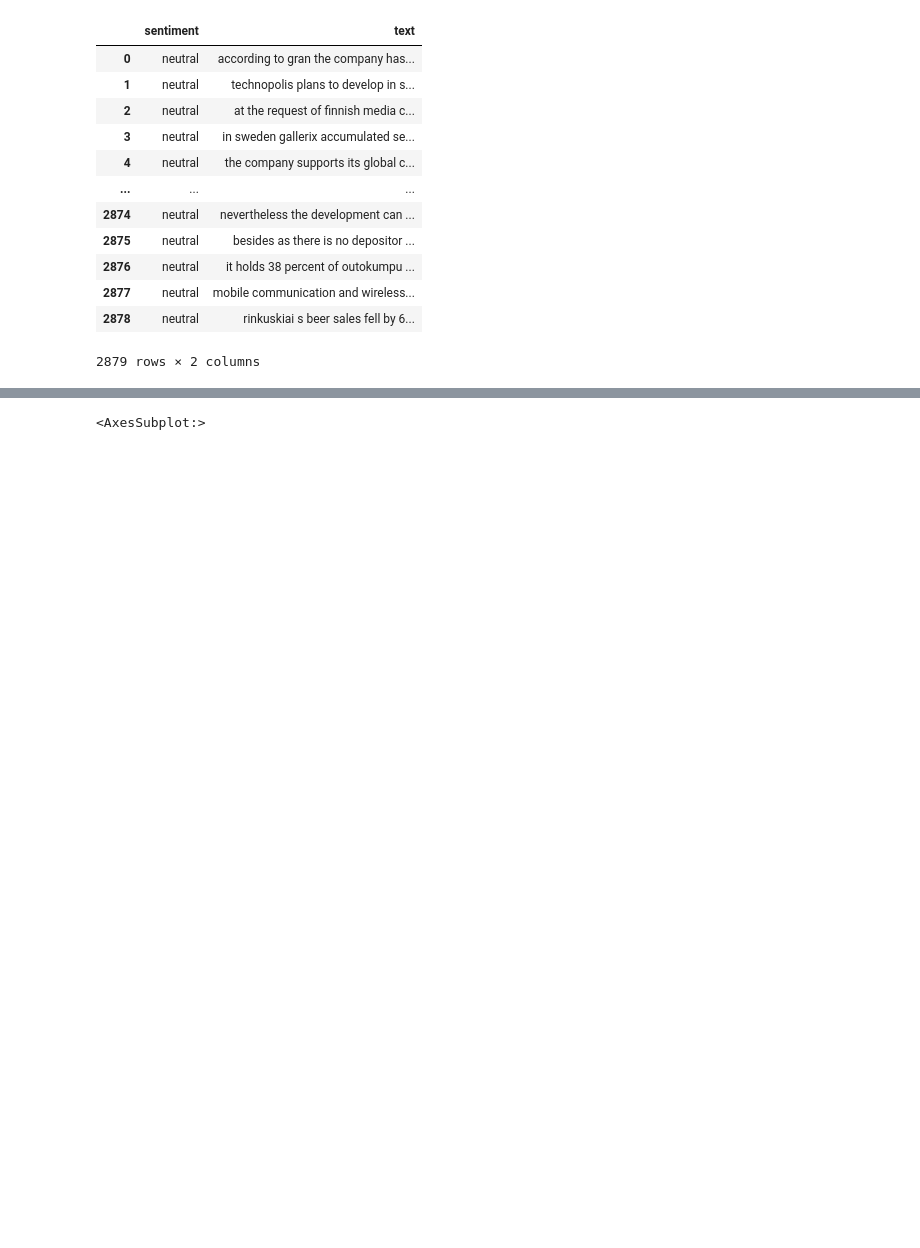
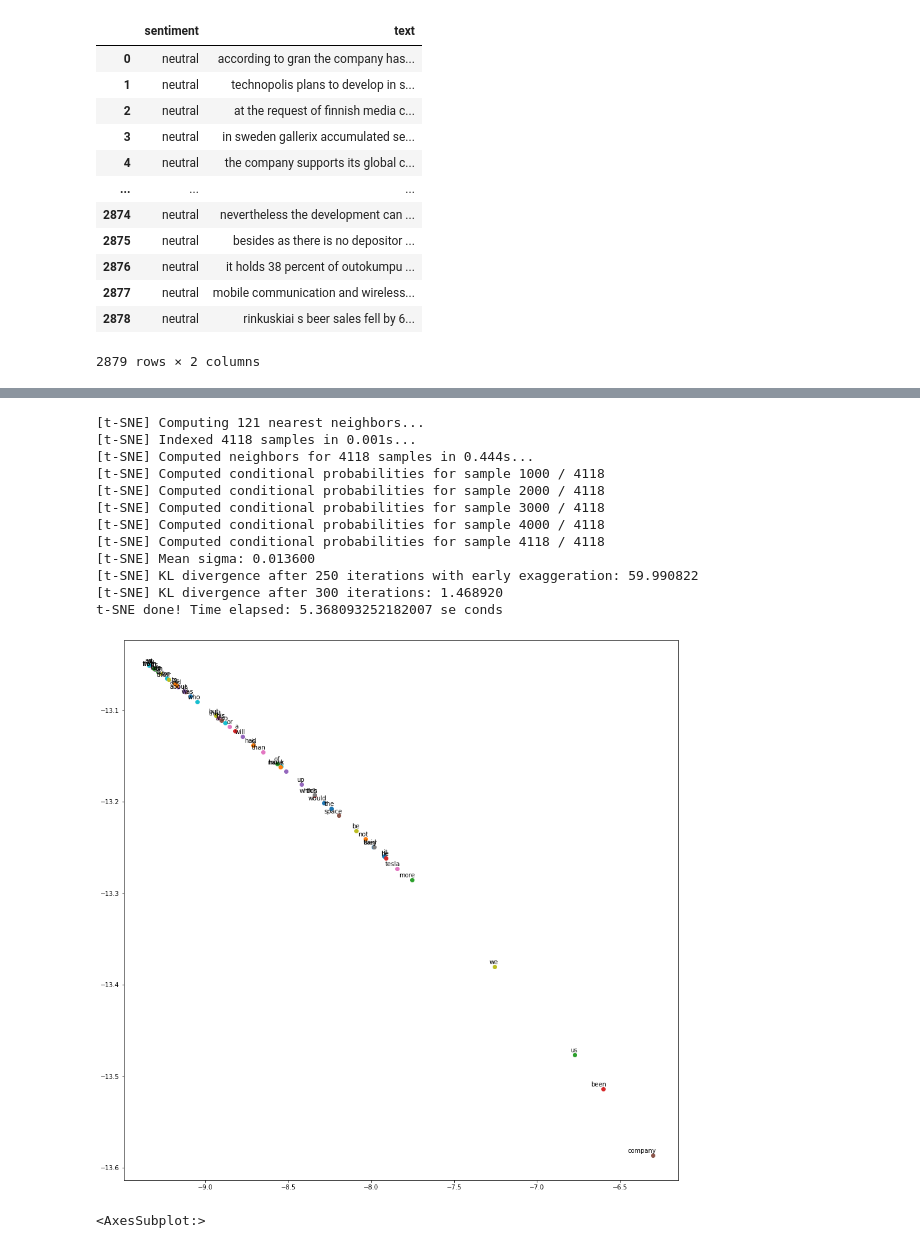
Before and after one commit to alina-krivolapova/my_ds_project, a Jupyter notebook: Jupyter_research.ipynb, the cells around one changed output, grey strips where cells are left out. Drawn from its saved outputs; the diff is of its cells as text; code cells hidden in the pictures; blank space fills up the shorter version.

```diff
--- a/Jupyter_research.ipynb
+++ b/Jupyter_research.ipynb
@@ -4,12 +4,14 @@ import re
 import gensim
 
 # https://www.geeksforgeeks.org/removing-stop-words-nltk-python/
+
+# improve clean func, a & empty lines left now
 def clean_data(val):
     "Remove chars that are not letters or numbers, downcase, then remove stop words"
     global cnt, lenght
-    # print(val, lenght)
     regex = re.compile('([^\s\w]|_)+')
     sentence = regex.sub('', val).lower()
+    gensim.parsing.preprocessing.strip_multiple_whitespaces(sentence)
     gensim.parsing.preprocessing.remove_stopwords(sentence)
     return sentence
 # %%
@@ -107,0 +83,7 @@ corpus = build_corpus(real_data)
+# %%
+# filter real data
+real_data = pd.read_csv('./mydump_with_date.csv', names = ["date","text"])
+# drop empty data
+real_data = real_data.dropna(how="any")
+real_data['text'] = real_data['text'].apply(clean_data)
+real_data
@@ -115,6 +125,7 @@ from gensim.models import Word2Vec
 import matplotlib.pyplot as plt
 
 # https://habr.com/en/company/mailru/blog/417767/
+# https://m.habr.com/ru/post/446530/
 
 # add logging to check errors during learning
 logging.basicConfig(format='%(asctime)s : %(levelname)s : %(message)s', level=logging.INFO)
@@ -124,7 +135,7 @@ logging.basicConfig(format='%(asctime)s : %(levelname)s : %(message)s', level=lo
 
 # learning
 # size of space 200, number of words in line 5, min frequency 3
-#model = Word2Vec(data, vector_size=200, window=5, min_count=3, workers=multiprocessing.cpu_count())
-model = Word2Vec(corpus, vector_size=200, window=5, min_count=3, workers=multiprocessing.cpu_count())
-#model.save("model.w2v")
+#model = Word2Vec(real_data, vector_size=200, window=5, min_count=3, workers=multiprocessing.cpu_count())
+v2w_model = Word2Vec(corpus, vector_size=200, window=5, min_count=3, workers=multiprocessing.cpu_count())
+v2w_model.save("models/model.w2v")
 # %% [output]
@@ -215,3 +159,57 @@ Name: text, Length: 144, dtype: int64
+# %%
+# visualization
+# https://habr.com/en/post/267041/
+# https://towardsdatascience.com/visualising-high-dimensional-datasets-using-pca-and-t-sne-in-python-8ef87e7915b
+# https://www.kaggle.com/jeffd23/visualizing-word-vectors-with-t-sne
+
+# TSNE works by taking a group of high-dimensional vocabulary word feature vectors,
+# then compresses them down to 2-dimensional x,y coordinate pairs.
+# The idea is to keep similar words close together on the plane,
+# while maximizing the distance between dissimilar words.
+
+labels = []
+tokens = []
+
+for word in v2w_model.wv.index_to_key:
+    tokens.append(v2w_model.wv.get_vector(word))
+    labels.append(word)
+
+time_start = time.time()
+tsne = TSNE(n_components=2, verbose=1, perplexity=40, n_iter=300)
+tsne_results = tsne.fit_transform(tokens)
+print('t-SNE done! Time elapsed: {} se conds'.format(time.time()-time_start))
+
+x = []
+y = []
+for value in tsne_results:
+    x.append(value[0])
+    y.append(value[1])
+
+plt.figure(figsize=(16, 16))
+#for i in range(len(x)):
+# just to improve perf
+for i in range(50):
+    plt.scatter(x[i], y[i])
+    plt.annotate(labels[i],
+                 xy=(x[i], y[i]),
+                 xytext=(5, 2),
+                 textcoords='offset points',
+                 ha='right',
+                 va='bottom')
+# %% [output]
+[t-SNE] Computing 121 nearest neighbors...
+[t-SNE] Indexed 4118 samples in 0.001s...
+[t-SNE] Computed neighbors for 4118 samples in 0.444s...
+[t-SNE] Computed conditional probabilities for sample 1000 / 4118
+[t-SNE] Computed conditional probabilities for sample 2000 / 4118
+[t-SNE] Computed conditional probabilities for sample 3000 / 4118
+[t-SNE] Computed conditional probabilities for sample 4000 / 4118
+[t-SNE] Computed conditional probabilities for sample 4118 / 4118
+[t-SNE] Mean sigma: 0.013600
+[t-SNE] KL divergence after 250 iterations with early exaggeration: 59.990822
+[t-SNE] KL divergence after 300 iterations: 1.468920
+t-SNE done! Time elapsed: 5.368093252182007 se conds
+[figure, added]
 # %%
 # find the size of vector which covers most cases
 import matplotlib.pyplot as plt
```
Also changed, not shown: parts of 33 cells of this notebook.
